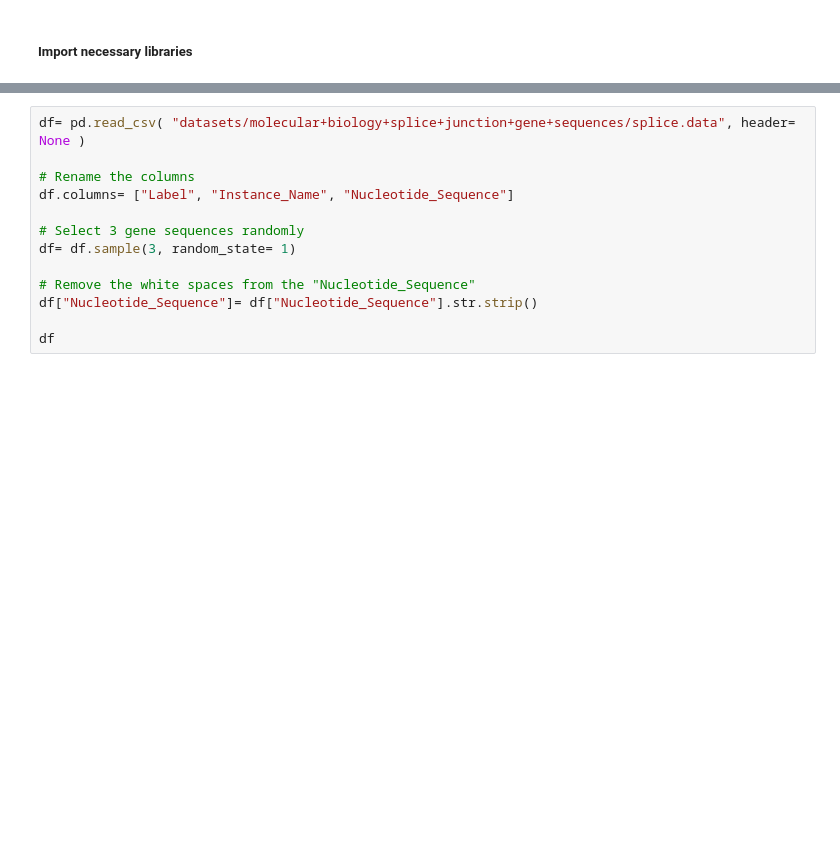
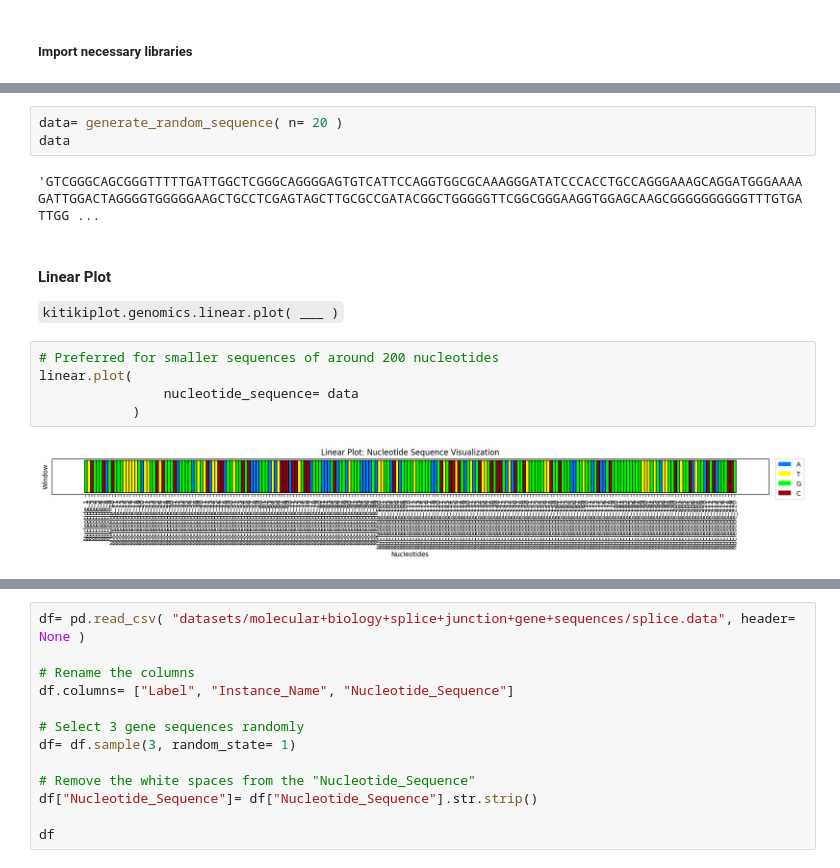
Before and after one commit to BodduSriPavan-111/kitikiplot, a Jupyter notebook: examples/Genome.ipynb, the cells around one changed output, grey strips where cells are left out. Saved outputs shown, nothing was run; the diff lists cells and outputs as text; blank space fills up the shorter version.

````diff
--- a/examples/Genome.ipynb
+++ b/examples/Genome.ipynb
@@ -75,0 +33,16 @@ from kitikiplot.genomics import grid
+# %%
+data= generate_random_sequence( n= 20 )
+data
+# %% [output]
+'GTCGGGCAGCGGGTTTTTGATTGGCTCGGGCAGGGGAGTGTCATTCCAGGTGGCGCAAAGGGATATCCCACCTGCCAGGGAAAGCAGGATGGGAAAAGATTGGACTAGGGGTGGGGGAAGCTGCCTCGAGTAGCTTGCGCCGATACGGCTGGGGGTTCGGCGGGAAGGTGGAGCAAGCGGGGGGGGGGTTTGTGATTGG ...
+# %% [markdown]
+#### Linear Plot
+
+```kitikiplot.genomics.linear.plot( ___ )```
+# %%
+# Preferred for smaller sequences of around 200 nucleotides
+linear.plot(
+                nucleotide_sequence= data
+            )
+# %% [output]
+[figure, added]
````
Also changed, not shown: parts of 23 cells of this notebook, 2 other files.
